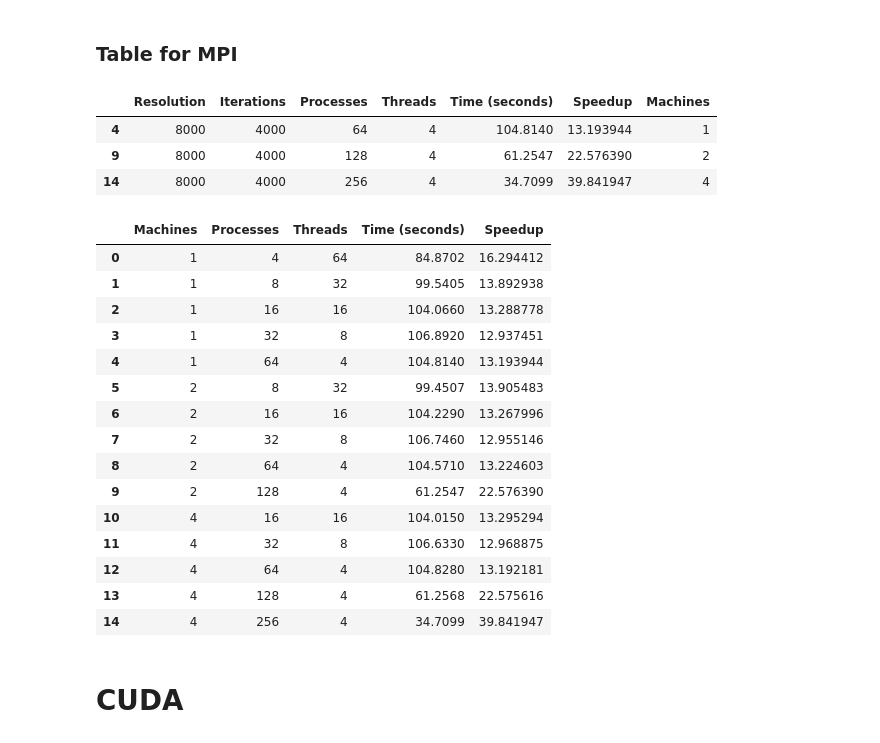
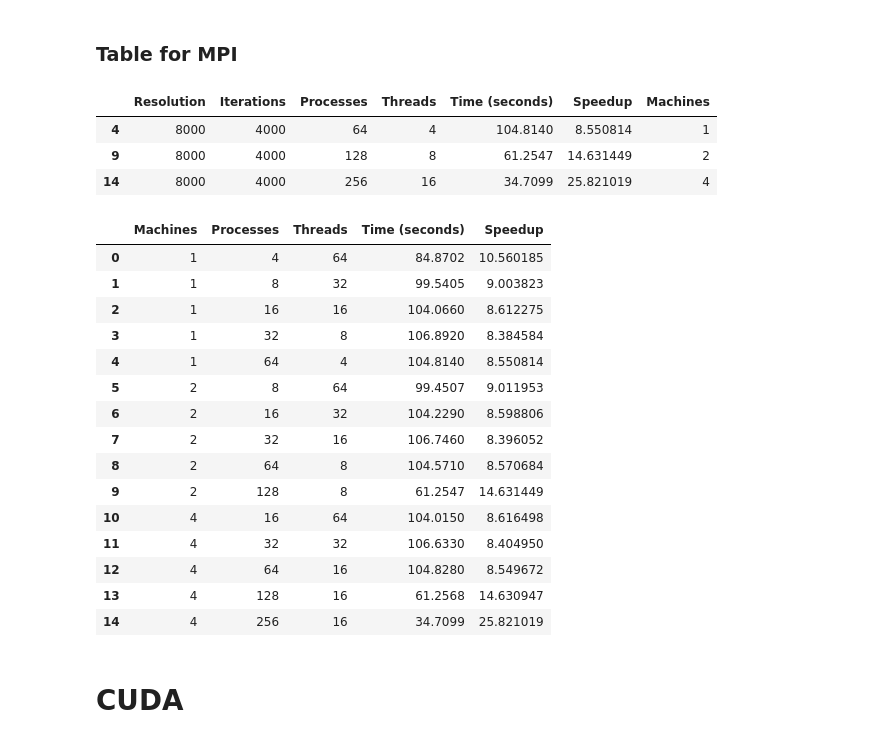
Before and after one commit to Siponek/HPC-AMD-Mandelbrot-Parallelization, a Jupyter notebook: plot_module/main.ipynb, the cells around one changed output. Drawn from its saved outputs; the diff is of its cells as text; code cells hidden in the pictures.

```diff
--- a/plot_module/main.ipynb
+++ b/plot_module/main.ipynb
@@ -9,13 +9,14 @@ import math
 import numpy as np
 # print(pd.__version__)
 # %%
-
 path_to_data :Path = Path("./../data")
-data_seq= path_to_data.joinpath("mandelbrot_amd_seq_.csv")
-data_openmp= path_to_data.joinpath("mandelbrot_amd_openmp_.csv")
-data_cuda= path_to_data.joinpath("mandelbrot_cuda_cuda_.csv")
-data_mpi= path_to_data.joinpath("mandelbrot_mpi.csv")
-for x in [data_seq, data_openmp, data_cuda, data_mpi]:
+path_to_img_folder :Path = Path("./../report/img")
+data_seq_gcc = path_to_data.joinpath("mandelbrot_g++_seq_.csv")
+data_seq = path_to_data.joinpath("mandelbrot_amd_seq_.csv")
+data_openmp = path_to_data.joinpath("mandelbrot_amd_openmp_.csv")
+data_cuda = path_to_data.joinpath("mandelbrot_cuda_cuda_.csv")
+data_mpi = path_to_data.joinpath("mandelbrot_mpi.csv")
+for x in [data_seq,data_seq_gcc, data_openmp, data_cuda, data_mpi]:
 	print(x)
 	assert x.exists()
 	assert x.is_file()
@@ -24,6 +25,7 @@ df_openmp : pd.DataFrame = pd.read_csv(data_openmp)
 df_cuda : pd.DataFrame = pd.read_csv(data_cuda)
 df_mpi : pd.DataFrame = pd.read_csv(data_mpi)
 df_seq : pd.DataFrame = pd.read_csv(data_seq)
+df_seq_gcc : pd.DataFrame = pd.read_csv(data_seq_gcc)
 
 # Add implementation column
 df_seq['Implementation'] = 'Seq'
@@ -585,7 +795,7 @@ It gets ALL possible threads for given machine, so what the gpahs actually shows
 # %% [markdown]
 ### Table for MPI
 # %%
-df_mpi_temp = df_mpi[['Resolution', 'Iterations','Nodes','Threads', 'Time (seconds)', ]].copy()
+df_mpi_temp = df_mpi[['Resolution', 'Iterations','Processes','Threads', 'Time (seconds)', ]].copy()
 # Assuming 'df_seq' contains a single row for the sequential execution
 filtered_df_seq = df_seq[
     (df_seq['Resolution'] == 8000) &
@@ -604,14 +814,16 @@ for i in range(total_rows):
     else:
         machine_counts.append(None)  # Handle any additional rows if present
 # rename Nodes to Processes
-df_mpi_temp = df_mpi_temp.rename(columns={"Nodes": "Processes"})
 # Get the maximum processes for every distinct machine configuration
 
 
 # Calculate the speedup for every row
 df_mpi_temp['Speedup'] =  filtered_df_seq['Time (seconds)'].values[0] / df_mpi_temp['Time (seconds)']
+# df_mpi_temp['Processes'] = df_mpi_temp['Processes'] * df_mpi_temp['Threads']
+# Multiply the threads by the number of machines to get the total number of threads used
 # Add the Machines column to the DataFrame
 df_mpi_temp['Machines'] = machine_counts
+df_mpi_temp['Threads'] = df_mpi_temp['Threads'] * df_mpi_temp['Machines']
 df_mpi_temp['Machines'] = df_mpi_temp['Machines'].astype(str)
 df_mpi_simple = df_mpi_temp.copy()
 df_mpi_simple['Processes'] = df_mpi_simple['Processes'].astype(int)
@@ -672,11 +884,12 @@ fig_simple.update_yaxes(range=[0, df_mpi_simple['Speedup'].max() * 1.3])
 # Move the legend to the top
 display(df_mpi_simple)
 fig_simple.show()
+fig_simple.write_image(path_to_img_folder.joinpath("mandelbrot_mpi_speedup_vs_processes.png"))
 # %% [output]
 |  | Resolution | Iterations | Processes | Threads | Time (seconds) | Speedup | Machines |
-| 4 | 8000 | 4000 | 64 | 4 | 104.8140 | 13.193944 | 1 |
-| 9 | 8000 | 4000 | 128 | 4 | 61.2547 | 22.576390 | 2 |
-| 14 | 8000 | 4000 | 256 | 4 | 34.7099 | 39.841947 | 4 |
+| 4 | 8000 | 4000 | 64 | 4 | 104.8140 | 8.550814 | 1 |
+| 9 | 8000 | 4000 | 128 | 8 | 61.2547 | 14.631449 | 2 |
+| 14 | 8000 | 4000 | 256 | 16 | 34.7099 | 25.821019 | 4 |
 # %%
 
 # Plot the biggest number of nodes per machine
@@ -700,47 +913,49 @@ fig.update_layout(
 	yaxis_title='Speedup (Sequential / Parallel)',
 #  make the legend horizontal
 
 
  legend = dict(
 		orientation="h",
 		x=0.2,
 		y=1.15,
 	),
 	legend_title='Number of Machines',
 	template='plotly_white',
 	title={
 		'text': "Speedup per machine configuration",
 		'y': 0.95,
 		'x': 0.5,
 		'xanchor': 'auto',
 		'yanchor': 'auto'
 	},
 	margin=dict(t=100, l=50, r=50, b=50),
 
 )
 fig.update_traces(texttemplate='%{text:.5f}')
 fig.update_yaxes(range=[0, df_mpi_temp['Speedup'].max() * 1.3])
 fig.update_xaxes(tickvals=df_mpi_temp['Processes'].unique())
 # drop resolution and iterations and move the machines to the front
 df_mpi_temp_1 = df_mpi_temp[['Machines', 'Processes', 'Threads', 'Time (seconds)', 'Speedup']]
 display(df_mpi_temp_1)
 fig.show()
+fig.write_image(path_to_img_folder.joinpath("mandelbrot_mpi_speedup_vs_processes_bar.png"))
+df_mpi_temp_1.to_latex(path_to_tables.joinpath("mandelbrot_mpi_speedup_vs_processes.tex"), index=False, float_format="%.3f")
 # %% [output]
 |  | Machines | Processes | Threads | Time (seconds) | Speedup |
-| 0 | 1 | 4 | 64 | 84.8702 | 16.294412 |
-| 1 | 1 | 8 | 32 | 99.5405 | 13.892938 |
-| 2 | 1 | 16 | 16 | 104.0660 | 13.288778 |
-| 3 | 1 | 32 | 8 | 106.8920 | 12.937451 |
-| 4 | 1 | 64 | 4 | 104.8140 | 13.193944 |
-| 5 | 2 | 8 | 32 | 99.4507 | 13.905483 |
-| 6 | 2 | 16 | 16 | 104.2290 | 13.267996 |
-| 7 | 2 | 32 | 8 | 106.7460 | 12.955146 |
-| 8 | 2 | 64 | 4 | 104.5710 | 13.224603 |
-| 9 | 2 | 128 | 4 | 61.2547 | 22.576390 |
-| 10 | 4 | 16 | 16 | 104.0150 | 13.295294 |
-| 11 | 4 | 32 | 8 | 106.6330 | 12.968875 |
-| 12 | 4 | 64 | 4 | 104.8280 | 13.192181 |
-| 13 | 4 | 128 | 4 | 61.2568 | 22.575616 |
-| 14 | 4 | 256 | 4 | 34.7099 | 39.841947 |
+| 0 | 1 | 4 | 64 | 84.8702 | 10.560185 |
+| 1 | 1 | 8 | 32 | 99.5405 | 9.003823 |
+| 2 | 1 | 16 | 16 | 104.0660 | 8.612275 |
+| 3 | 1 | 32 | 8 | 106.8920 | 8.384584 |
+| 4 | 1 | 64 | 4 | 104.8140 | 8.550814 |
+| 5 | 2 | 8 | 64 | 99.4507 | 9.011953 |
+| 6 | 2 | 16 | 32 | 104.2290 | 8.598806 |
+| 7 | 2 | 32 | 16 | 106.7460 | 8.396052 |
+| 8 | 2 | 64 | 8 | 104.5710 | 8.570684 |
+| 9 | 2 | 128 | 8 | 61.2547 | 14.631449 |
+| 10 | 4 | 16 | 64 | 104.0150 | 8.616498 |
+| 11 | 4 | 32 | 32 | 106.6330 | 8.404950 |
+| 12 | 4 | 64 | 16 | 104.8280 | 8.549672 |
+| 13 | 4 | 128 | 16 | 61.2568 | 14.630947 |
+| 14 | 4 | 256 | 16 | 34.7099 | 25.821019 |
 # %% [markdown]
 # CUDA
```
Also changed, not shown: parts of 19 cells of this notebook, 2 other files.
